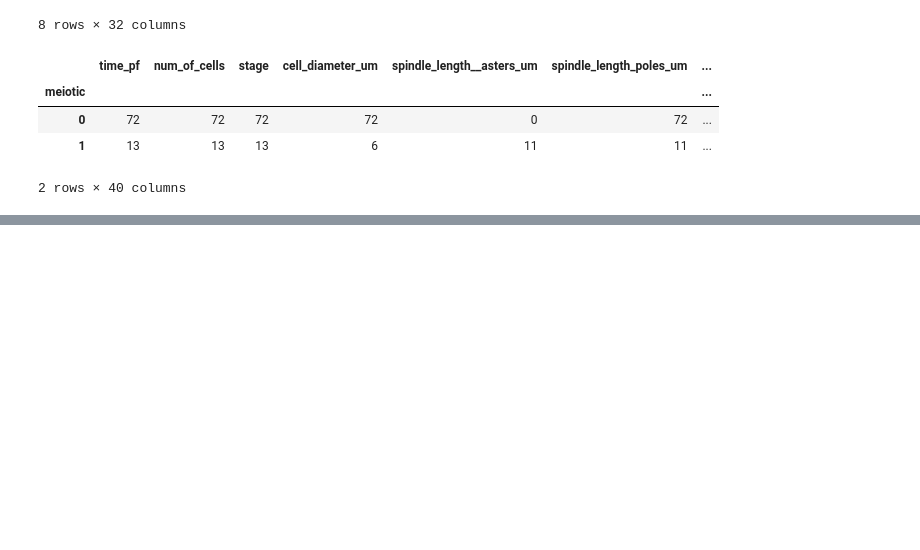
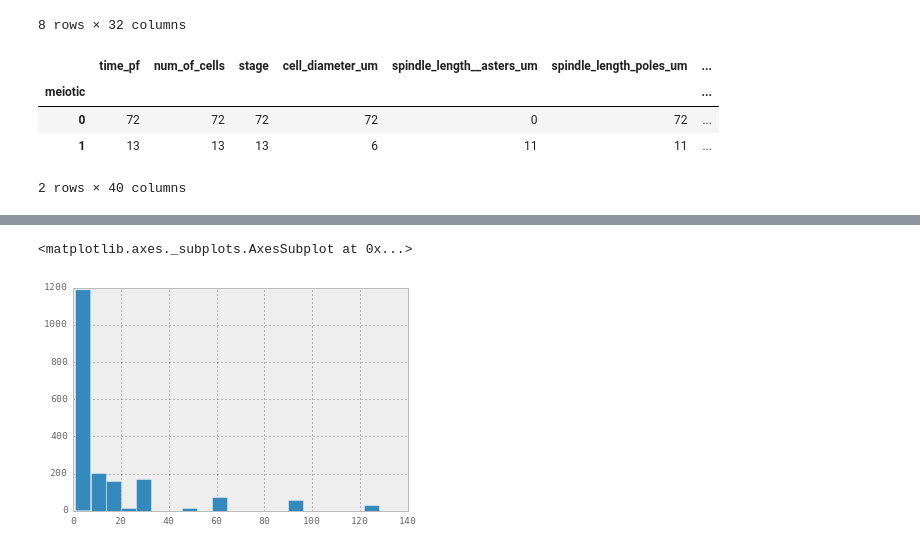
Before and after one commit to emmaggie/SPINDLE_ZOO, a Jupyter notebook: SEPTEMBER_2014/Marina_spindle_zoo_part3.ipynb, the cells around one changed output, grey strips where cells are left out. Drawn from its saved outputs; the diff is of its cells as text; code cells hidden in the pictures; blank space fills up the shorter version.

```diff
--- a/SEPTEMBER_2014/Marina_spindle_zoo_part3.ipynb
+++ b/SEPTEMBER_2014/Marina_spindle_zoo_part3.ipynb
@@ -132,0 +141,10 @@ dfo[dfo.organism =='mus_musculus'].groupby('meiotic').count()
+# %%
+#get all columns that end with CAT (or their position in the data frame)
+pattern=re.compile(r"(.+_CAT)")
+#print pattern.match('organism_CAT').group()
+# %%
+cols_to_drop=[]
+for column in dfo._get_numeric_data().columns:
+    #print column
+    if pattern.match(column) != None:
+        cols_to_drop.append(pattern.match(column).group())
@@ -132,0 +172,2 @@ dfo[dfo.organism =='mus_musculus'].groupby('meiotic').count()
+# %%
+dfo_for_pygal=dfo._get_numeric_data().drop(cols_to_drop,axis=1)
@@ -132,0 +221,3 @@ dfo[dfo.organism =='mus_musculus'].groupby('meiotic').count()
+# %%
+dfo_for_pygal['organism']=dfo.organism
+#dfo.organism
@@ -132,0 +226,5 @@ dfo[dfo.organism =='mus_musculus'].groupby('meiotic').count()
+# %%
+dfo_for_pygal.num_of_cells_NUM.hist(bins=20) #drop this one too?
+# %% [output]
+<matplotlib.axes._subplots.AxesSubplot at 0x...>
+[figure, added]
```
Also changed, not shown: parts of 26 cells of this notebook.
